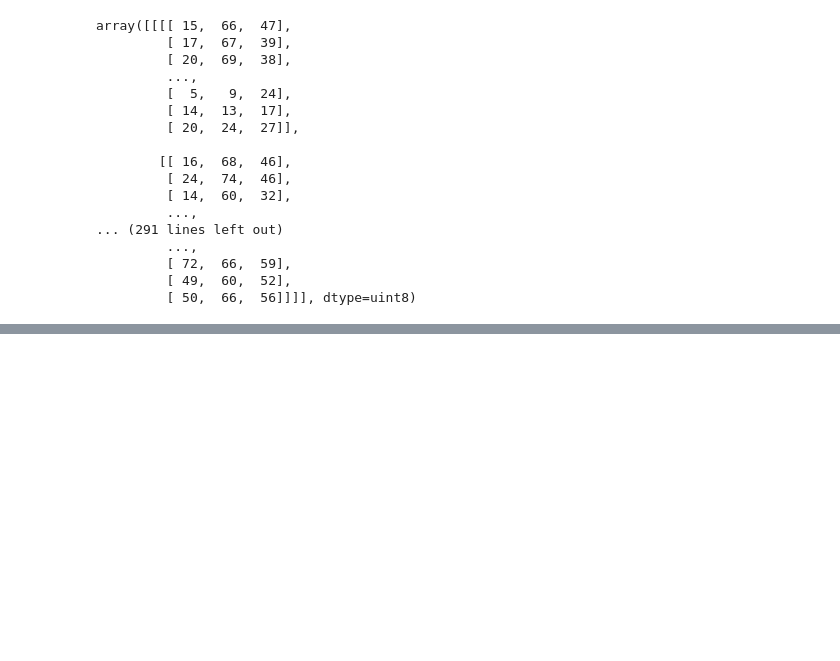
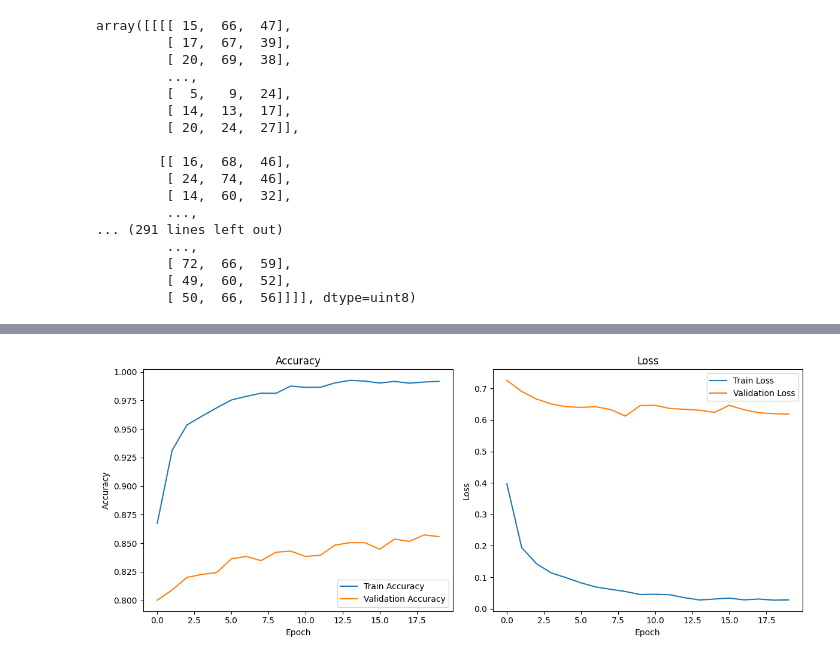
Before and after one commit to rareshnz/Licenta_Ciuperci, a Jupyter notebook: Pre_antrenat_ciuperci.ipynb, the cells around one changed output, grey strips where cells are left out. Cells and saved outputs as stored; diff of their text form; code cells hidden in the pictures; blank space fills up the shorter version.

```diff
--- a/Pre_antrenat_ciuperci.ipynb
+++ b/Pre_antrenat_ciuperci.ipynb
@@ -293,0 +287,12 @@ False Negative Rate: [0.11798637 0.08495018 0.07341374 0.06869428 0.08809649 0.1
+# %%
+base_model = EfficientNetB0(weights='imagenet', include_top=False, input_shape=(224, 224, 3))
+x = base_model.output
+x = GlobalAveragePooling2D()(x)
+x = Dense(1024, activation='relu')(x)
+predictions = Dense(len(categories), activation='softmax')(x)
+
+model = Model(inputs=base_model.input, outputs=predictions)
+for layer in base_model.layers:
+    layer.trainable = False
+model.compile(optimizer='adam', loss='sparse_categorical_crossentropy', metrics=['accuracy'])
+history = model.fit(datagen.flow(X_train, y_train, batch_size=32), epochs=10, validation_data=(X_val, y_val))
@@ -293,0 +320,5 @@ False Negative Rate: [0.11798637 0.08495018 0.07341374 0.06869428 0.08809649 0.1
+# %%
+for layer in base_model.layers[-20:]:
+    layer.trainable = True
+model.compile(optimizer=Adam(learning_rate=0.0001), loss='sparse_categorical_crossentropy', metrics=['accuracy'])
+history_fine_tuning = model.fit(datagen.flow(X_train, y_train, batch_size=32), epochs=20, validation_data=(X_val, y_val))
@@ -293,0 +348,4 @@ False Negative Rate: [0.11798637 0.08495018 0.07341374 0.06869428 0.08809649 0.1
+# %%
+plot_training_history(history_fine_tuning)
+# %% [output]
+[figure, added]
```
Also changed, not shown: parts of 19 cells of this notebook.
